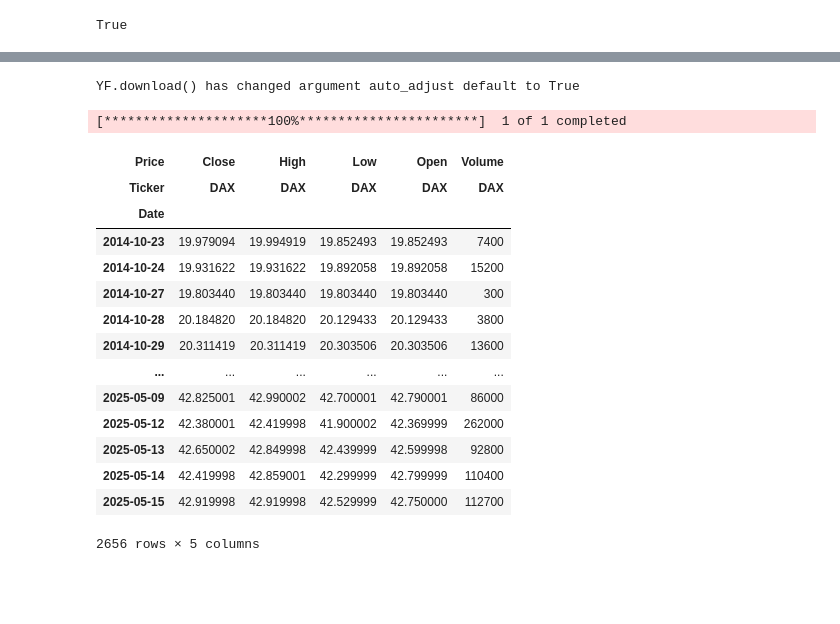
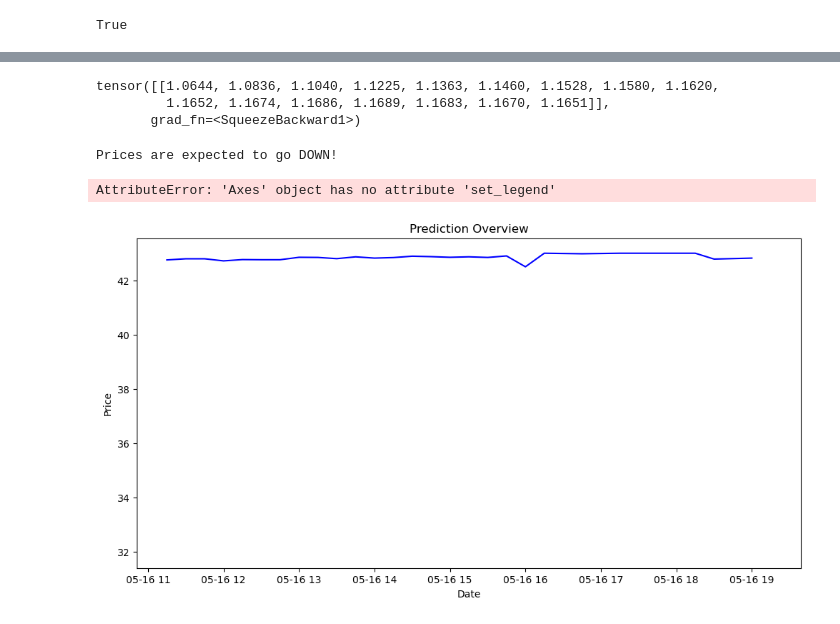
Before and after one commit to paulruesing/hybrid-rl-index-trading, a Jupyter notebook: notebooks/predictor_parametrisation.ipynb, the cells around one changed output, grey strips where cells are left out. Cells and saved outputs as stored; diff of their text form; code cells hidden in the pictures; blank space fills up the shorter version.

Commit message:
bugfix live data prediction

```diff
--- a/notebooks/predictor_parametrisation.ipynb
+++ b/notebooks/predictor_parametrisation.ipynb
@@ -1069,20 +1001,13 @@ import yfinance as yf
-# %%
-yf.download('DAX', )
-# %% [output]
-YF.download() has changed argument auto_adjust default to True
-[*********************100%***********************]  1 of 1 completed
-| Price | Close | High | Low | Open | Volume |
-| Ticker | DAX | DAX | DAX | DAX | DAX |
-| Date |  |  |  |  |  |
-| 2014-10-23 | 19.979094 | 19.994919 | 19.852493 | 19.852493 | 7400 |
-| 2014-10-24 | 19.931622 | 19.931622 | 19.892058 | 19.892058 | 15200 |
-| 2014-10-27 | 19.803440 | 19.803440 | 19.803440 | 19.803440 | 300 |
-| 2014-10-28 | 20.184820 | 20.184820 | 20.129433 | 20.129433 | 3800 |
-| 2014-10-29 | 20.311419 | 20.311419 | 20.303506 | 20.303506 | 13600 |
-| ... | ... | ... | ... | ... | ... |
-| 2025-05-09 | 42.825001 | 42.990002 | 42.700001 | 42.790001 | 86000 |
-| 2025-05-12 | 42.380001 | 42.419998 | 41.900002 | 42.369999 | 262000 |
-| 2025-05-13 | 42.650002 | 42.849998 | 42.439999 | 42.599998 | 92800 |
-| 2025-05-14 | 42.419998 | 42.859001 | 42.299999 | 42.799999 | 110400 |
-| 2025-05-15 | 42.919998 | 42.919998 | 42.529999 | 42.750000 | 112700 |
-2656 rows × 5 columns
+# %%
+input = torch.unsqueeze(torch.tensor(np.array(recent_price_data, dtype=np.float32)), 0)
+predictor_a2_1.lstm_model(input)
+# %% [output]
+tensor([[1.0644, 1.0836, 1.1040, 1.1225, 1.1363, 1.1460, 1.1528, 1.1580, 1.1620,
+         1.1652, 1.1674, 1.1686, 1.1689, 1.1683, 1.1670, 1.1651]],
+       grad_fn=<SqueezeBackward1>)
+# %%
+predictor_a2_1.predict(np.array(recent_price_data, dtype=np.float32)[-32:], input_dates=np.array(recent_price_data.index)[-32:])
+# %% [output]
+Prices are expected to go DOWN!
+AttributeError: 'Axes' object has no attribute 'set_legend'
+[figure, added]
```
Also changed, not shown: parts of 10 cells of this notebook.
